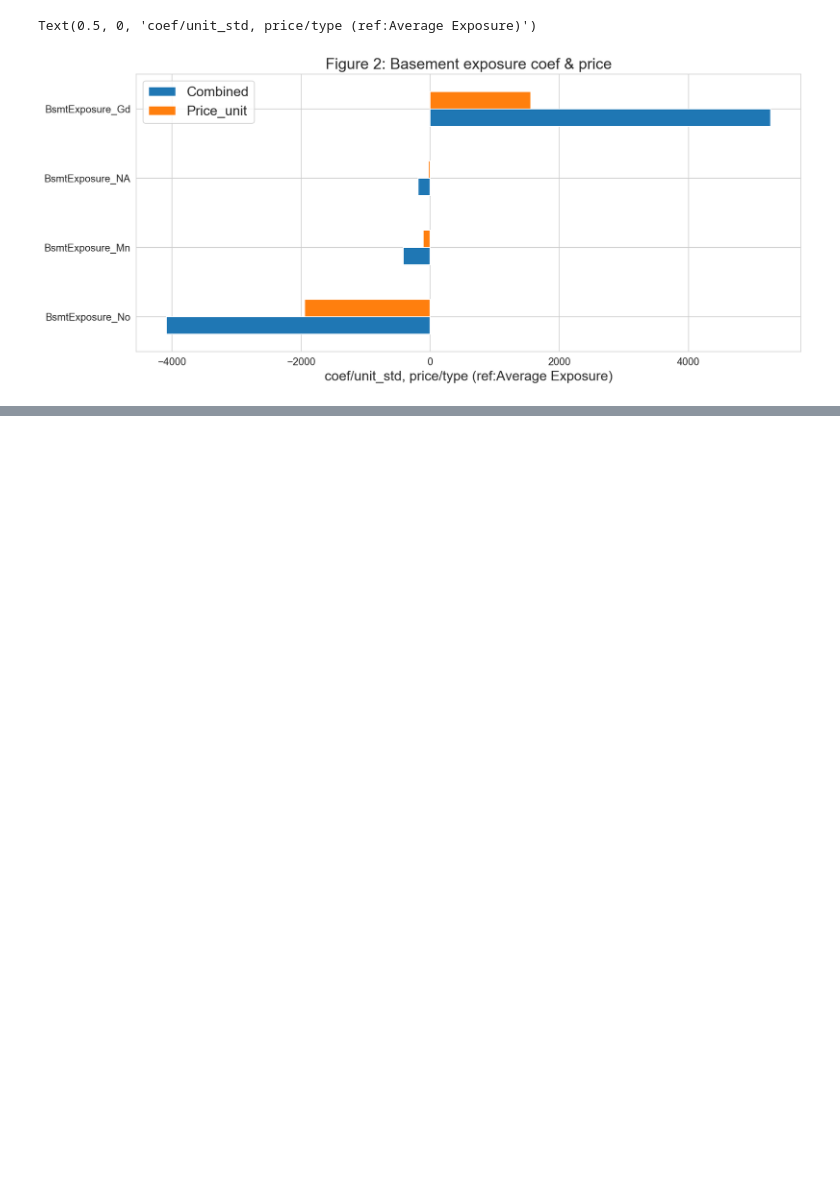
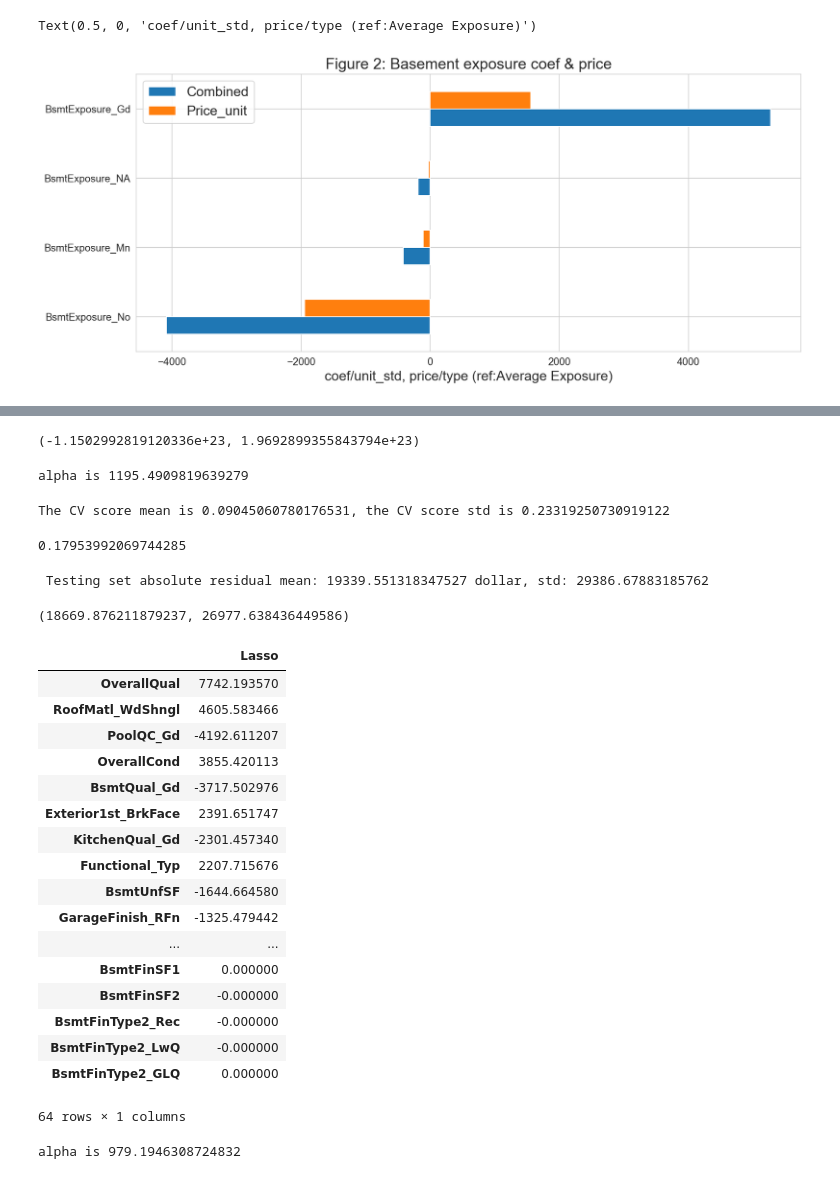
Before and after one commit to Miaowshroom/project3_a2, a Jupyter notebook: project-03-combined.ipynb, the cells around one changed output, grey strips where cells are left out. Cells and saved outputs as stored; diff of their text form; code cells hidden in the pictures; blank space fills up the shorter version.

Commit message:
q2 lasso, ridge done

```diff
--- a/project-03-combined.ipynb
+++ b/project-03-combined.ipynb
@@ -1141,0 +1179,6 @@ The residuals from the first model (training and testing) represent the variance
+# %%
+# select renovate-able characters
+reno_ch = ['OverallQual', 'OverallCond', 'RoofStyle', 'RoofMatl', 'Exterior1st', 'Exterior2nd', 'ExterQual', 'ExterCond',
+        'BsmtQual', 'BsmtCond', 'BsmtFinType1', 'BsmtFinSF1', 'BsmtFinType2', 'BsmtFinSF2', 'BsmtUnfSF', 'Heating',
+         'HeatingQC', 'CentralAir', 'Electrical', 'LowQualFinSF', 'KitchenQual', 'Functional', 'FireplaceQu',  'GarageFinish',
+         'GarageQual', 'GarageCond', 'PavedDrive', 'PoolQC', 'Fence']
@@ -1141,0 +1308,10 @@ The residuals from the first model (training and testing) represent the variance
+# %%
+# model 1 LinearRegression
+# very bad, will not take into consideration
+scaler2 = StandardScaler()
+lr = LinearRegression()
+X_train_std_q2 = scaler2.fit_transform(X_train_q2)
+score1_q2 = cross_val_score(lr, X_train_std_q2, y_residual_train, scoring='r2', cv=10)
+np.mean(score1_q2), np.std(score1_q2)
+# %% [output]
+(-1.1502992819120336e+23, 1.9692899355843794e+23)
@@ -1141,0 +1321,20 @@ The residuals from the first model (training and testing) represent the variance
+# %%
+# # model 2 Lasso
+# # using Lasso model to remove features not important
+# # The CV score mean is 0.794701402761934, the CV score std is 0.10113348603590319
+# # 0.86041448799049192
+
+lassoCV2 = LassoCV(alphas=np.linspace(1150, 1250, 500), random_state=42, cv=10, max_iter=5000)
+lassoCV2.fit(X_train_std_q2, y_residual_train)
+print(f'alpha is {lassoCV2.alpha_}')
+lasso_q2 = Lasso(alpha=lassoCV2.alpha_, random_state=42, max_iter=5000)
+# %% [output]
+alpha is 1195.4909819639279
+# %%
+score2_q2 = cross_val_score(lasso_q2, X_train_std_q2, y_residual_train, scoring='r2', cv=10)
+print(f"The CV score mean is {np.mean(score2_q2)}, the CV score std is {np.std(score2_q2)}")
+lasso_q2.fit(X_train_std_q2,y_residual_train)
+lasso_q2.score(X_test_std_q2,y_residual_test)
+# %% [output]
+The CV score mean is 0.09045060780176531, the CV score std is 0.23319250730919122
+0.17953992069744285
@@ -1141,0 +1343,8 @@ The residuals from the first model (training and testing) represent the variance
+# %%
+# absolute redisdual for testing set
+print(f" Testing set absolute residual mean: {np.mean(abs(y_residual_test))} dollar, std: {np.std(y_residual_test)}")
+
+np.mean(abs(errors)), np.std(errors),
+# %% [output]
+ Testing set absolute residual mean: 19339.551318347527 dollar, std: 29386.67883185762
+(18669.876211879237, 26977.638436449586)
@@ -1141,0 +1357,35 @@ The residuals from the first model (training and testing) represent the variance
+# %%
+# add coef to feature df
+Feature_coef_q2 = pd.DataFrame(data=lasso_q2.coef_, index=X_train_q2.columns, columns=['Lasso'])
+Feature_coef_q2.loc['Intercept', 'Lasso'] = lasso_q2.intercept_
+Feature_coef_q2.iloc[np.argsort(Feature_coef_q2.Lasso.abs())[::-1]].head(64)
+# %% [output]
+|  | Lasso |
+| OverallQual | 7742.193570 |
+| RoofMatl_WdShngl | 4605.583466 |
+| PoolQC_Gd | -4192.611207 |
+| OverallCond | 3855.420113 |
+| BsmtQual_Gd | -3717.502976 |
+| Exterior1st_BrkFace | 2391.651747 |
+| KitchenQual_Gd | -2301.457340 |
+| Functional_Typ | 2207.715676 |
+| BsmtUnfSF | -1644.664580 |
+| GarageFinish_RFn | -1325.479442 |
+| ... | ... |
+| BsmtFinSF1 | 0.000000 |
+| BsmtFinSF2 | -0.000000 |
+| BsmtFinType2_Rec | -0.000000 |
+| BsmtFinType2_LwQ | -0.000000 |
+| BsmtFinType2_GLQ | 0.000000 |
+64 rows × 1 columns
+# %%
+# # model 3 ridge
+# # The CV score mean 0.7987595839533944, the CV score std 0.08542816795119058
+# # Test score 0.85903518620981123
+
+ridgeCV_q2 = RidgeCV(alphas=np.linspace(900, 1000, 150), cv=10,scoring='r2')
+ridgeCV_q2.fit(X_train_std_q2, y_residual_train)
+print(f'alpha is {ridgeCV_q2.alpha_}')
+ridge_q2 = Ridge(alpha=ridgeCV_q2.alpha_,random_state=42, max_iter=5000)
+# %% [output]
+alpha is 979.1946308724832
```
Also changed, not shown: parts of 28 cells of this notebook.
